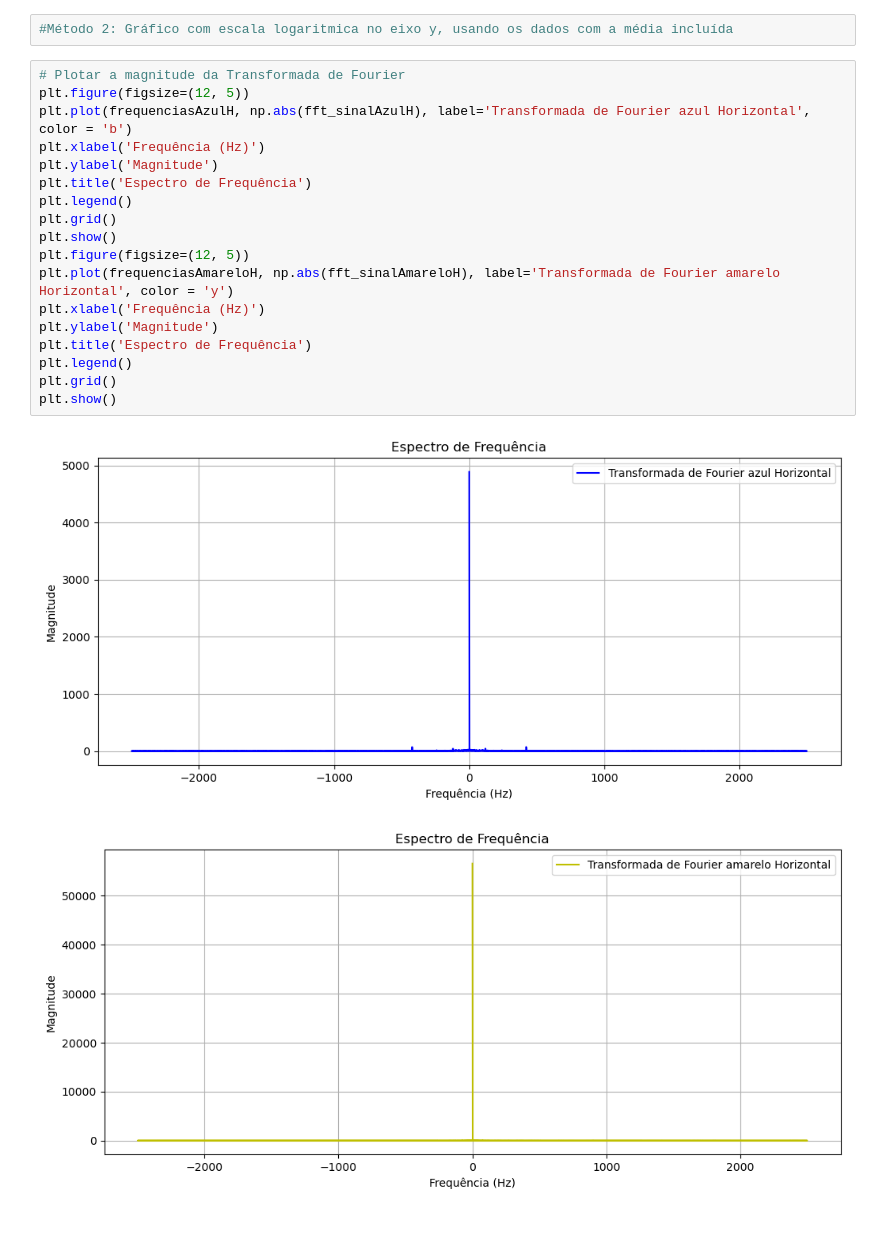
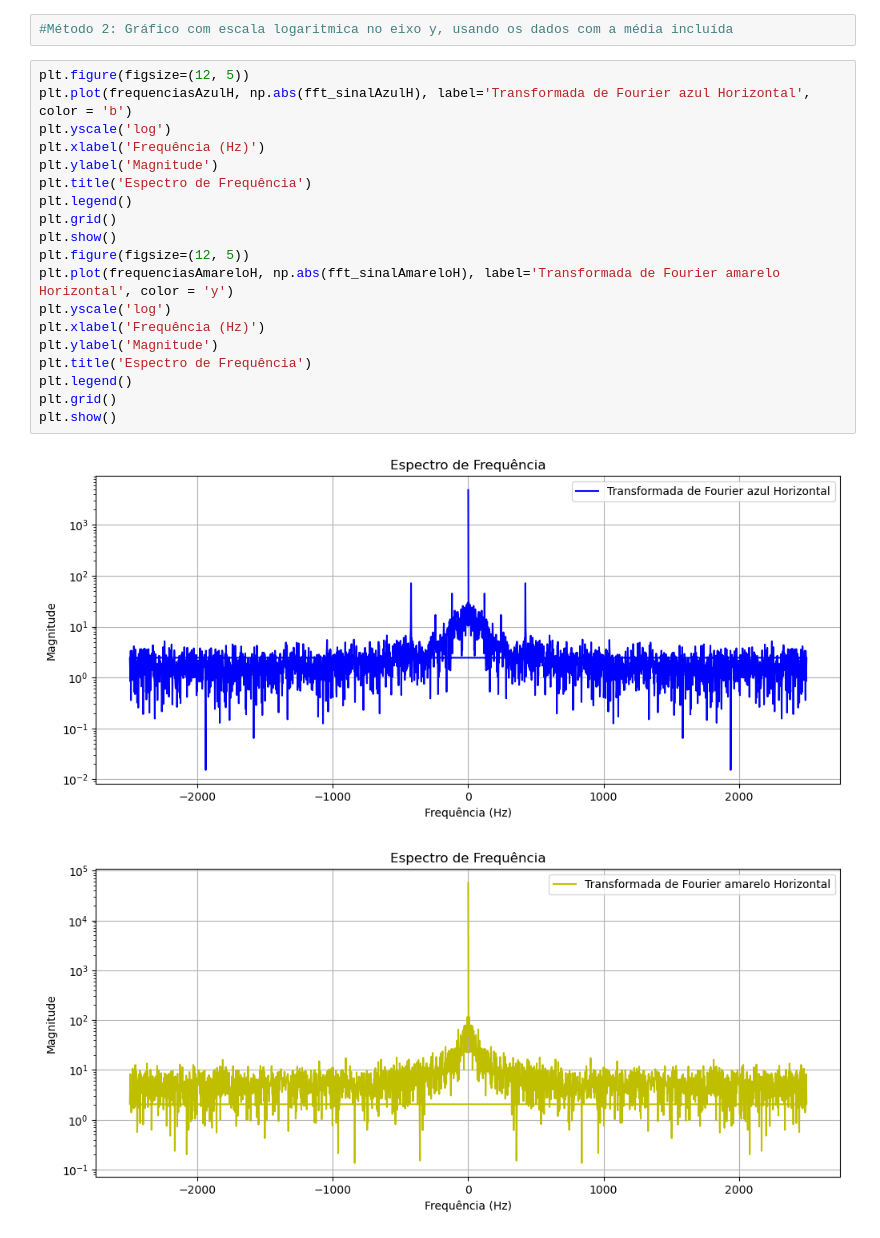
Before and after one commit to PFSLDO/Microcontroller-based_locking_in_optics_experiments, a Jupyter notebook: caracterizacaoSinais.ipynb, the cells around one changed output. Drawn from its saved outputs; the diff is of its cells as text.

```diff
--- a/caracterizacaoSinais.ipynb
+++ b/caracterizacaoSinais.ipynb
@@ -190,23 +190,24 @@ plt.show()
 # %%
 #Método 2: Gráfico com escala logaritmica no eixo y, usando os dados com a média incluída
 # %%
-# Plotar a magnitude da Transformada de Fourier
 plt.figure(figsize=(12, 5))
 plt.plot(frequenciasAzulH, np.abs(fft_sinalAzulH), label='Transformada de Fourier azul Horizontal', color = 'b')
+plt.yscale('log')
 plt.xlabel('Frequência (Hz)')
 plt.ylabel('Magnitude')
 plt.title('Espectro de Frequência')
 plt.legend()
 plt.grid()
 plt.show()
 plt.figure(figsize=(12, 5))
 plt.plot(frequenciasAmareloH, np.abs(fft_sinalAmareloH), label='Transformada de Fourier amarelo Horizontal', color = 'y')
+plt.yscale('log')
 plt.xlabel('Frequência (Hz)')
 plt.ylabel('Magnitude')
 plt.title('Espectro de Frequência')
 plt.legend()
 plt.grid()
 plt.show()
 # %% [output]
-[figure, old version]
+[figure, new version]
-[figure, old version]
+[figure, new version]
```
Also changed, not shown: parts of 1 cell of this notebook.
